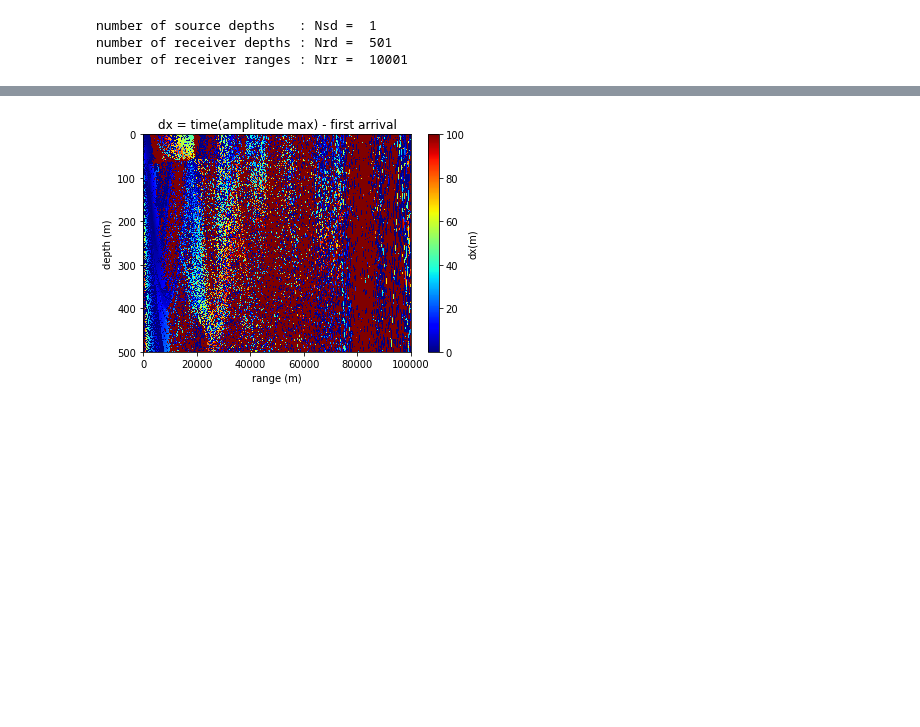
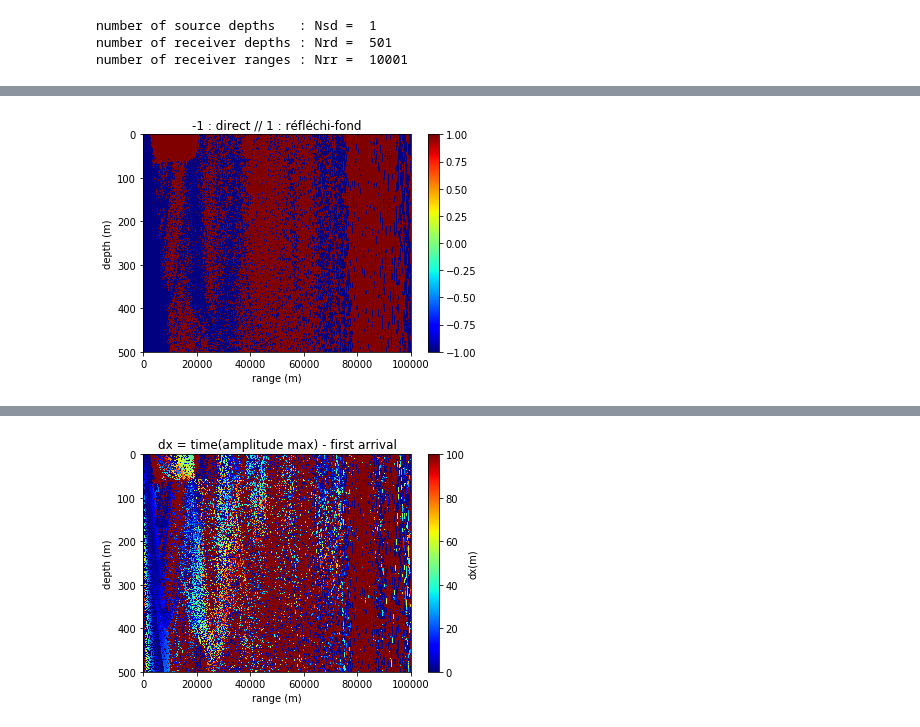
Before and after one commit to ponchama/Cognac_Acoustique, a Jupyter notebook: Bellhop/Arrival_times.ipynb, the cells around one changed output, grey strips where cells are left out. Saved outputs shown, nothing was run; the diff lists cells and outputs as text; code cells hidden in the pictures; blank space fills up the shorter version.

```diff
--- a/Bellhop/Arrival_times.ipynb
+++ b/Bellhop/Arrival_times.ipynb
@@ -222,0 +193,13 @@ s.plotarr(Arr, Pos, irr, ird, isd)
+# %%
+isd = 0    # source number (only 1 source here)
+
+R = Pos['r']['range']
+Z = Pos['r']['depth']
+plt.pcolormesh(R, Z, Dir[:,:,isd].T, cmap='jet')
+plt.title ('-1 : direct // 1 : réfléchi-fond')
+plt.xlabel("range (m)")
+plt.ylabel("depth (m)")
+cbar = plt.colorbar()
+plt.gca().invert_yaxis()
+# %% [output]
+[figure, added]
```
Also changed, not shown: parts of 41 cells of this notebook, 1 other file.
